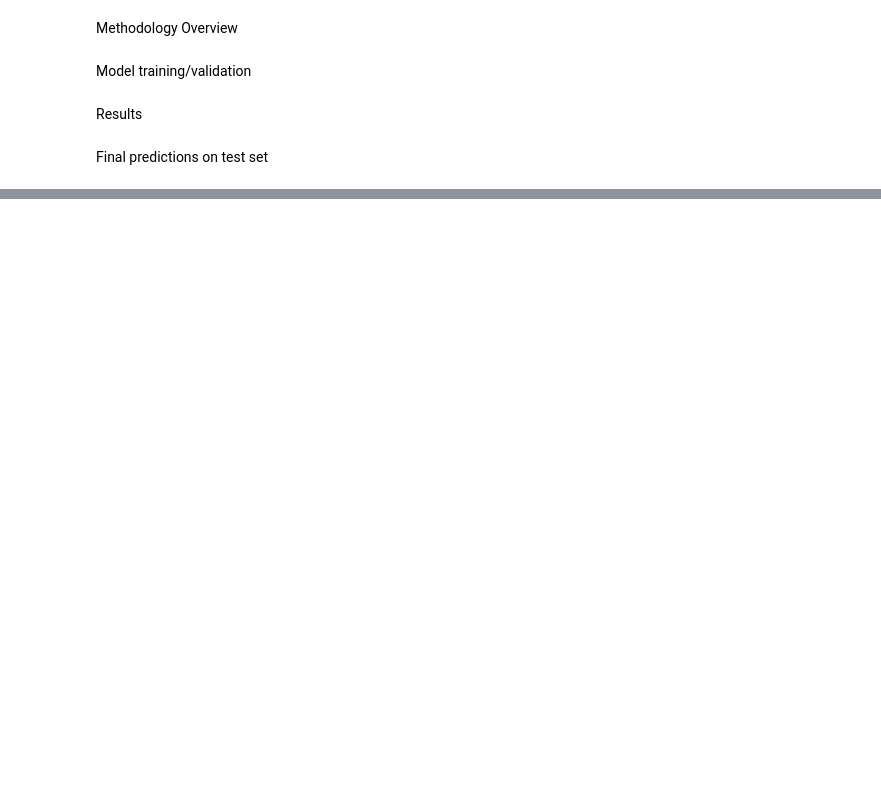
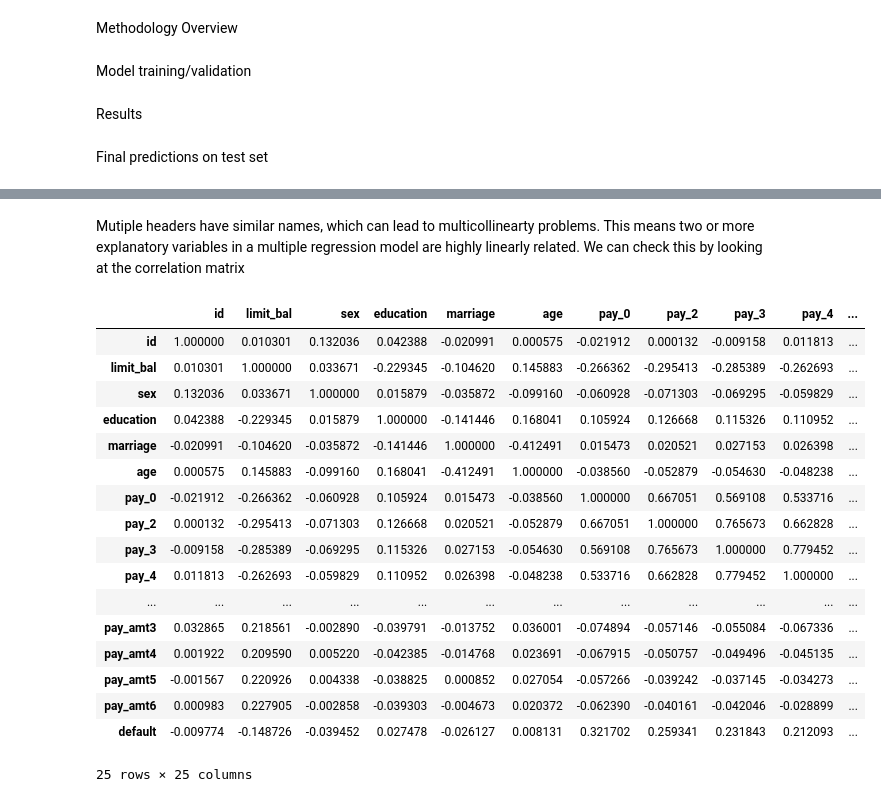
Before and after one commit to AbhinathK/CreditCardML, a Jupyter notebook: CreditCardData.ipynb, the cells around one changed output, grey strips where cells are left out. Drawn from its saved outputs; the diff is of its cells as text; code cells hidden in the pictures; blank space fills up the shorter version.

```diff
--- a/CreditCardData.ipynb
+++ b/CreditCardData.ipynb
@@ -528,0 +579,23 @@ data = data.drop(columns = 'EDUCATION')
+# %% [markdown]
+Mutiple headers have similar names, which can lead to multicollinearty problems. This means two or more explanatory variables in a multiple regression model are highly linearly related. We can check this by looking at the correlation matrix
+# %%
+originalData.corr()
+# %% [output]
+|  | id | limit_bal | sex | education | marriage | age | pay_0 | pay_2 | pay_3 | pay_4 | ... |
+| id | 1.000000 | 0.010301 | 0.132036 | 0.042388 | -0.020991 | 0.000575 | -0.021912 | 0.000132 | -0.009158 | 0.011813 | ... |
+| limit_bal | 0.010301 | 1.000000 | 0.033671 | -0.229345 | -0.104620 | 0.145883 | -0.266362 | -0.295413 | -0.285389 | -0.262693 | ... |
+| sex | 0.132036 | 0.033671 | 1.000000 | 0.015879 | -0.035872 | -0.099160 | -0.060928 | -0.071303 | -0.069295 | -0.059829 | ... |
+| education | 0.042388 | -0.229345 | 0.015879 | 1.000000 | -0.141446 | 0.168041 | 0.105924 | 0.126668 | 0.115326 | 0.110952 | ... |
+| marriage | -0.020991 | -0.104620 | -0.035872 | -0.141446 | 1.000000 | -0.412491 | 0.015473 | 0.020521 | 0.027153 | 0.026398 | ... |
+| age | 0.000575 | 0.145883 | -0.099160 | 0.168041 | -0.412491 | 1.000000 | -0.038560 | -0.052879 | -0.054630 | -0.048238 | ... |
+| pay_0 | -0.021912 | -0.266362 | -0.060928 | 0.105924 | 0.015473 | -0.038560 | 1.000000 | 0.667051 | 0.569108 | 0.533716 | ... |
+| pay_2 | 0.000132 | -0.295413 | -0.071303 | 0.126668 | 0.020521 | -0.052879 | 0.667051 | 1.000000 | 0.765673 | 0.662828 | ... |
+| pay_3 | -0.009158 | -0.285389 | -0.069295 | 0.115326 | 0.027153 | -0.054630 | 0.569108 | 0.765673 | 1.000000 | 0.779452 | ... |
+| pay_4 | 0.011813 | -0.262693 | -0.059829 | 0.110952 | 0.026398 | -0.048238 | 0.533716 | 0.662828 | 0.779452 | 1.000000 | ... |
+| ... | ... | ... | ... | ... | ... | ... | ... | ... | ... | ... | ... |
+| pay_amt3 | 0.032865 | 0.218561 | -0.002890 | -0.039791 | -0.013752 | 0.036001 | -0.074894 | -0.057146 | -0.055084 | -0.067336 | ... |
+| pay_amt4 | 0.001922 | 0.209590 | 0.005220 | -0.042385 | -0.014768 | 0.023691 | -0.067915 | -0.050757 | -0.049496 | -0.045135 | ... |
+| pay_amt5 | -0.001567 | 0.220926 | 0.004338 | -0.038825 | 0.000852 | 0.027054 | -0.057266 | -0.039242 | -0.037145 | -0.034273 | ... |
+| pay_amt6 | 0.000983 | 0.227905 | -0.002858 | -0.039303 | -0.004673 | 0.020372 | -0.062390 | -0.040161 | -0.042046 | -0.028899 | ... |
+| default | -0.009774 | -0.148726 | -0.039452 | 0.027478 | -0.026127 | 0.008131 | 0.321702 | 0.259341 | 0.231843 | 0.212093 | ... |
+25 rows × 25 columns
```
Also changed, not shown: parts of 54 cells of this notebook.
